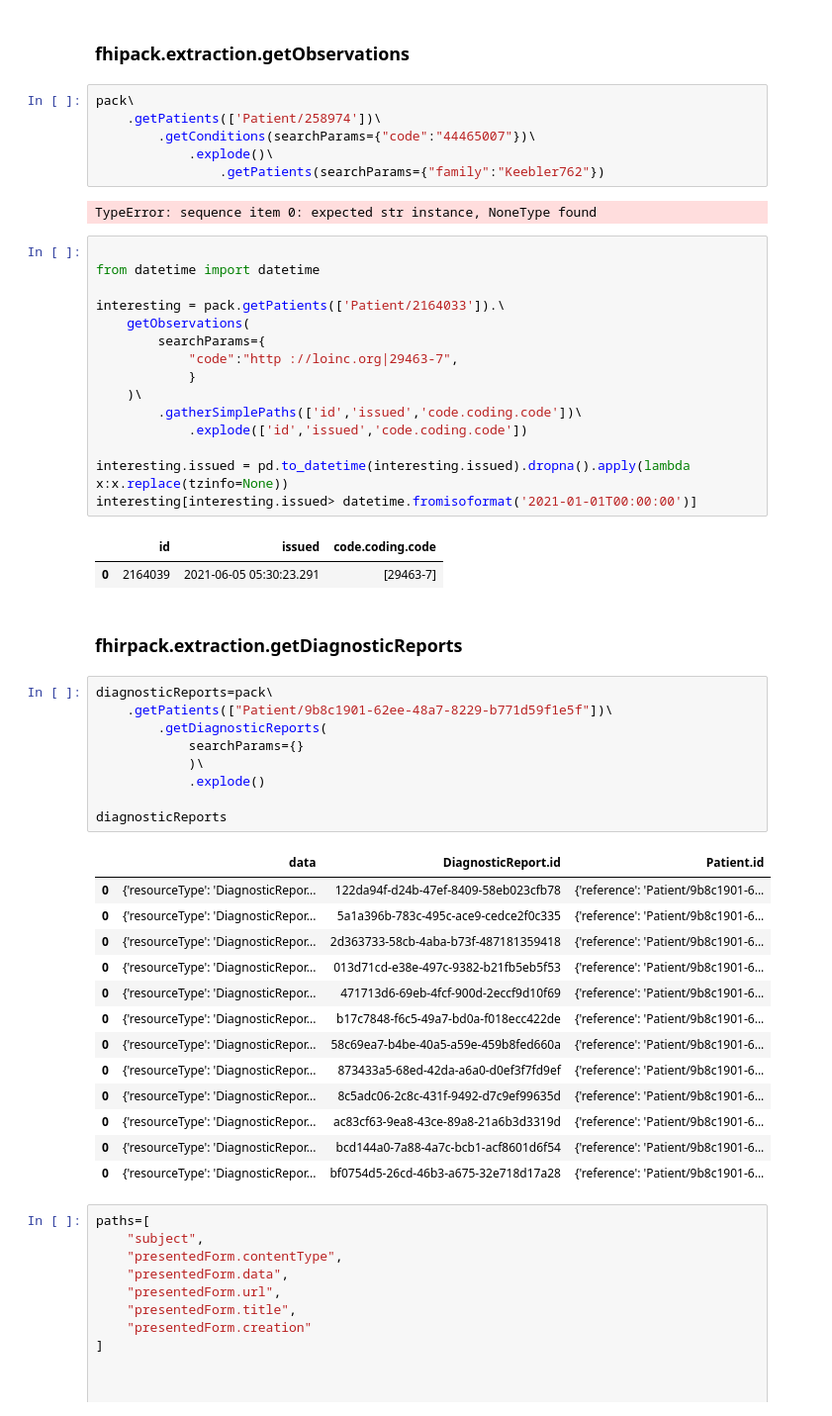
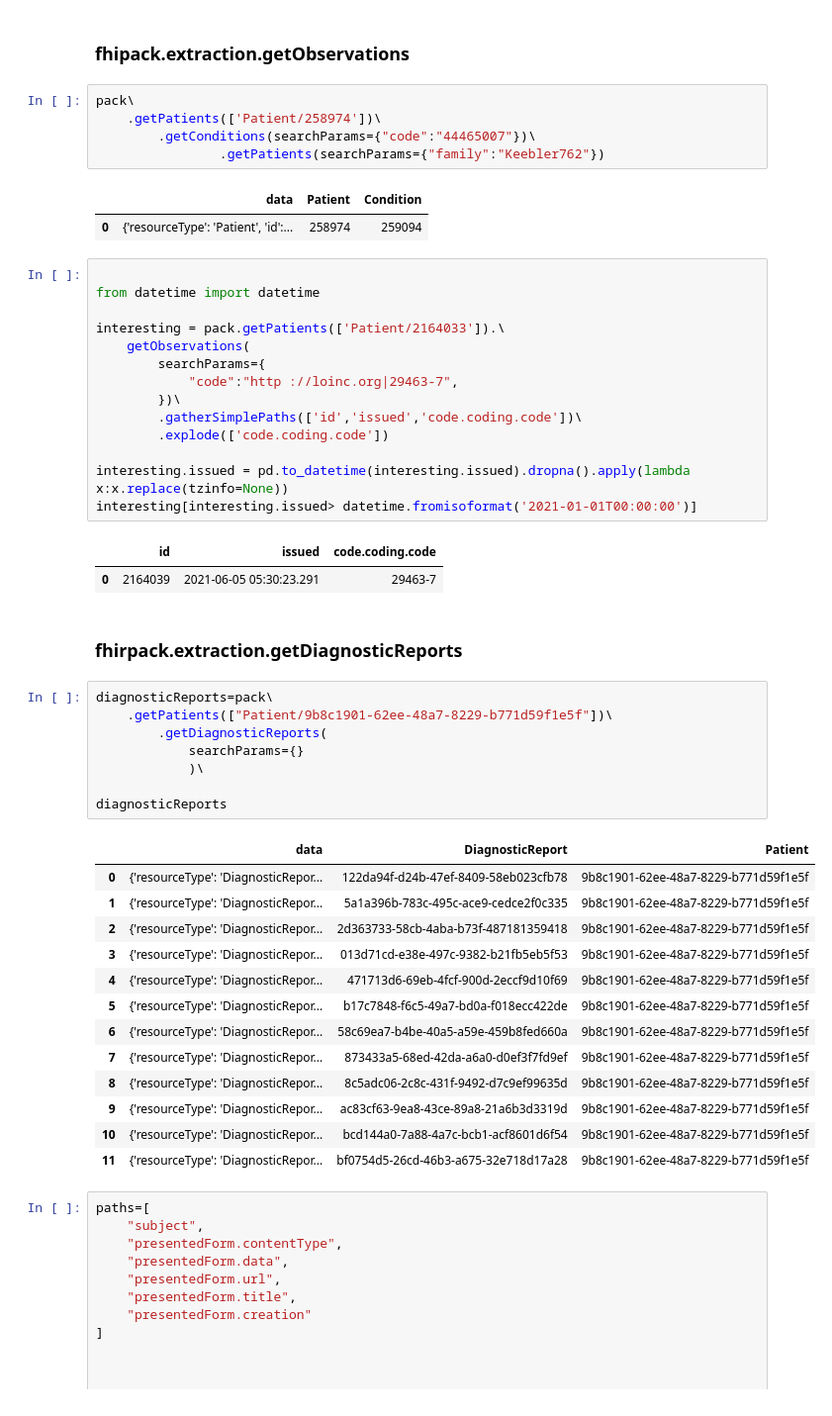
Before and after one commit to fhirpack/fhirpack, a Jupyter notebook: docs/examples/usage.ipynb, the cells around one changed output. Shown at 99% size. Cells and saved outputs as stored; diff of their text form.

Commit message:
simplify getlinked/getroot patients and extend chunking to those

```diff
--- a/docs/examples/usage.ipynb
+++ b/docs/examples/usage.ipynb
@@ -613,10 +613,10 @@ pack.getPatients(['Patient/202205uscore-patient-example-1']).getMedicationReques
 pack\
 	.getPatients(['Patient/258974'])\
 		.getConditions(searchParams={"code":"44465007"})\
-			.explode()\
 				.getPatients(searchParams={"family":"Keebler762"})
 # %% [output]
-TypeError: sequence item 0: expected str instance, NoneType found
+|  | data | Patient | Condition |
+| 0 | {'resourceType': 'Patient', 'id':... | 258974 | 259094 |
 # %%
 
 from datetime import datetime
@@ -625,41 +625,39 @@ interesting = pack.getPatients(['Patient/2164033']).\
     getObservations(
         searchParams={
             "code":"http ://loinc.org|29463-7",
-            }
-    )\
+        })\
         .gatherSimplePaths(['id','issued','code.coding.code'])\
-            .explode(['id','issued','code.coding.code'])
+        .explode(['code.coding.code'])
 
 interesting.issued = pd.to_datetime(interesting.issued).dropna().apply(lambda x:x.replace(tzinfo=None))
 interesting[interesting.issued> datetime.fromisoformat('2021-01-01T00:00:00')]
 # %% [output]
 |  | id | issued | code.coding.code |
-| 0 | 2164039 | 2021-06-05 05:30:23.291 | [29463-7] |
+| 0 | 2164039 | 2021-06-05 05:30:23.291 | 29463-7 |
 # %% [markdown]
 ### fhirpack.extraction.getDiagnosticReports
 # %%
 diagnosticReports=pack\
 	.getPatients(["Patient/9b8c1901-62ee-48a7-8229-b771d59f1e5f"])\
 		.getDiagnosticReports(
 			searchParams={}
 			)\
-			.explode()
 
 diagnosticReports
 # %% [output]
-|  | data | DiagnosticReport.id | Patient.id |
-| 0 | {'resourceType': 'DiagnosticRepor... | 122da94f-d24b-47ef-8409-58eb023cfb78 | {'reference': 'Patient/9b8c1901-6... |
-| 0 | {'resourceType': 'DiagnosticRepor... | 5a1a396b-783c-495c-ace9-cedce2f0c335 | {'reference': 'Patient/9b8c1901-6... |
-| 0 | {'resourceType': 'DiagnosticRepor... | 2d363733-58cb-4aba-b73f-487181359418 | {'reference': 'Patient/9b8c1901-6... |
-| 0 | {'resourceType': 'DiagnosticRepor... | 013d71cd-e38e-497c-9382-b21fb5eb5f53 | {'reference': 'Patient/9b8c1901-6... |
-| 0 | {'resourceType': 'DiagnosticRepor... | 471713d6-69eb-4fcf-900d-2eccf9d10f69 | {'reference': 'Patient/9b8c1901-6... |
-| 0 | {'resourceType': 'DiagnosticRepor... | b17c7848-f6c5-49a7-bd0a-f018ecc422de | {'reference': 'Patient/9b8c1901-6... |
-| 0 | {'resourceType': 'DiagnosticRepor... | 58c69ea7-b4be-40a5-a59e-459b8fed660a | {'reference': 'Patient/9b8c1901-6... |
-| 0 | {'resourceType': 'DiagnosticRepor... | 873433a5-68ed-42da-a6a0-d0ef3f7fd9ef | {'reference': 'Patient/9b8c1901-6... |
-| 0 | {'resourceType': 'DiagnosticRepor... | 8c5adc06-2c8c-431f-9492-d7c9ef99635d | {'reference': 'Patient/9b8c1901-6... |
-| 0 | {'resourceType': 'DiagnosticRepor... | ac83cf63-9ea8-43ce-89a8-21a6b3d3319d | {'reference': 'Patient/9b8c1901-6... |
-| 0 | {'resourceType': 'DiagnosticRepor... | bcd144a0-7a88-4a7c-bcb1-acf8601d6f54 | {'reference': 'Patient/9b8c1901-6... |
-| 0 | {'resourceType': 'DiagnosticRepor... | bf0754d5-26cd-46b3-a675-32e718d17a28 | {'reference': 'Patient/9b8c1901-6... |
+|  | data | DiagnosticReport | Patient |
+| 0 | {'resourceType': 'DiagnosticRepor... | 122da94f-d24b-47ef-8409-58eb023cfb78 | 9b8c1901-62ee-48a7-8229-b771d59f1e5f |
+| 1 | {'resourceType': 'DiagnosticRepor... | 5a1a396b-783c-495c-ace9-cedce2f0c335 | 9b8c1901-62ee-48a7-8229-b771d59f1e5f |
+| 2 | {'resourceType': 'DiagnosticRepor... | 2d363733-58cb-4aba-b73f-487181359418 | 9b8c1901-62ee-48a7-8229-b771d59f1e5f |
+| 3 | {'resourceType': 'DiagnosticRepor... | 013d71cd-e38e-497c-9382-b21fb5eb5f53 | 9b8c1901-62ee-48a7-8229-b771d59f1e5f |
+| 4 | {'resourceType': 'DiagnosticRepor... | 471713d6-69eb-4fcf-900d-2eccf9d10f69 | 9b8c1901-62ee-48a7-8229-b771d59f1e5f |
+| 5 | {'resourceType': 'DiagnosticRepor... | b17c7848-f6c5-49a7-bd0a-f018ecc422de | 9b8c1901-62ee-48a7-8229-b771d59f1e5f |
+| 6 | {'resourceType': 'DiagnosticRepor... | 58c69ea7-b4be-40a5-a59e-459b8fed660a | 9b8c1901-62ee-48a7-8229-b771d59f1e5f |
+| 7 | {'resourceType': 'DiagnosticRepor... | 873433a5-68ed-42da-a6a0-d0ef3f7fd9ef | 9b8c1901-62ee-48a7-8229-b771d59f1e5f |
+| 8 | {'resourceType': 'DiagnosticRepor... | 8c5adc06-2c8c-431f-9492-d7c9ef99635d | 9b8c1901-62ee-48a7-8229-b771d59f1e5f |
+| 9 | {'resourceType': 'DiagnosticRepor... | ac83cf63-9ea8-43ce-89a8-21a6b3d3319d | 9b8c1901-62ee-48a7-8229-b771d59f1e5f |
+| 10 | {'resourceType': 'DiagnosticRepor... | bcd144a0-7a88-4a7c-bcb1-acf8601d6f54 | 9b8c1901-62ee-48a7-8229-b771d59f1e5f |
+| 11 | {'resourceType': 'DiagnosticRepor... | bf0754d5-26cd-46b3-a675-32e718d17a28 | 9b8c1901-62ee-48a7-8229-b771d59f1e5f |
 # %%
 paths=[
 	"subject",
```
Also changed, not shown: parts of 16 cells of this notebook, 2 other files.
